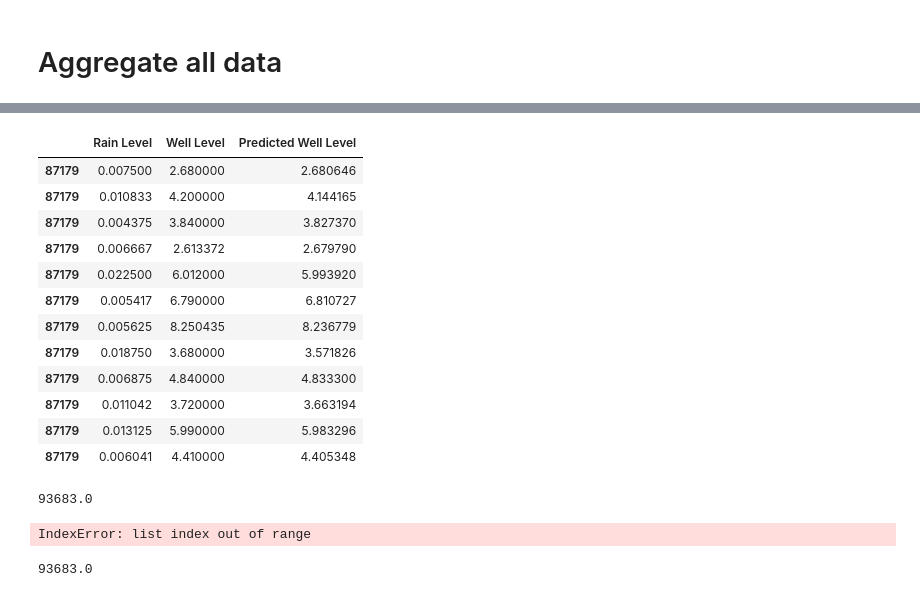
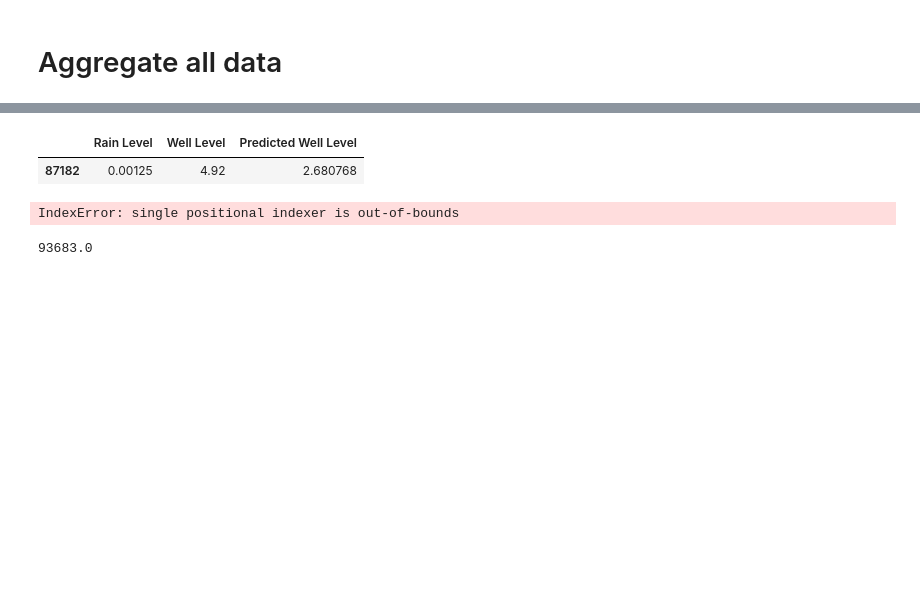
Before and after one commit to ccnobbli/Fall2_Homework, a Jupyter notebook: data/Well Data_Split/Aggregate All Well Data.ipynb, the cells around one changed output, grey strips where cells are left out. Cells and saved outputs as stored; diff of their text form; code cells hidden in the pictures; blank space fills up the shorter version.

```diff
--- a/data/Well Data_Split/Aggregate All Well Data.ipynb
+++ b/data/Well Data_Split/Aggregate All Well Data.ipynb
@@ -31,7 +31,7 @@ end = '2018-06-08 11:00:00'
 time_range = pd.date_range(start=start, end=end,freq='H')
 # %%
 file = result[0]
-df = pd.read_csv(file)
+df = pd.read_csv(file, delimiter="\t")
 
 #if 'Code' in df:
   # df = df[df.Code == "A"]
@@ -282,3 +282 @@ F179_ALL.csv
 ['F179_FINAL.csv', 'F319_FINAL.csv', 'F45_FINAL.csv', 'G1220_FINAL.csv', 'G1260_FINAL.csv', 'G2147_FINAL.csv', 'G2866_FINAL.csv', 'G3549_FINAL.csv', 'G561_FINAL.csv', 'G580A_FINAL.csv', 'G860_FINAL.cs ...
-# %%
-df = pd.DataFrame(index=time_range)
@@ -309,8 +282,0 @@ well.head(10)
-# %%
-df['Well Level'] = well.iloc[:, 0]
-df['Tide Level'] = well.iloc[:, 1]
-df['Rain Level'] = well.iloc[:, 2]
-df['Predicted Well Level'] = well.iloc[:,7]
-df['Well Name'] = result[0]
-# %%
-df = pd.DataFrame(new_df)
@@ -331,33 +283,18 @@ df.head(10)
 # %%
-df.loc[df['DateHour'] == '2017-09-10 12:00:00', ['Rain Level', 'Well Level', 'Predicted Well Level']]
+df.loc[df['DateHour'] == '2017-09-10 15:00:00', ['Rain Level', 'Well Level', 'Predicted Well Level']]
 # %% [output]
 |  | Rain Level | Well Level | Predicted Well Level |
-| 87179 | 0.007500 | 2.680000 | 2.680646 |
-| 87179 | 0.010833 | 4.200000 | 4.144165 |
-| 87179 | 0.004375 | 3.840000 | 3.827370 |
-| 87179 | 0.006667 | 2.613372 | 2.679790 |
-| 87179 | 0.022500 | 6.012000 | 5.993920 |
-| 87179 | 0.005417 | 6.790000 | 6.810727 |
-| 87179 | 0.005625 | 8.250435 | 8.236779 |
-| 87179 | 0.018750 | 3.680000 | 3.571826 |
-| 87179 | 0.006875 | 4.840000 | 4.833300 |
-| 87179 | 0.011042 | 3.720000 | 3.663194 |
-| 87179 | 0.013125 | 5.990000 | 5.983296 |
-| 87179 | 0.006041 | 4.410000 | 4.405348 |
+| 87182 | 0.00125 | 4.92 | 2.680768 |
-# %%
-len(df)/4
-# %% [output]
-93683.0
 # %%
-i=12
+i=4
 well = pd.read_csv(path + result[i])
 
 new_df = {
     'DateHour': well.iloc[:, 0],
     'Well Level': well.iloc[:, 1],
     'Tide Level': well.iloc[:, 2],
-    'Rain Level': well.iloc[:, 3],
-    'Predicted Well Level': well.iloc[:,7],
+    'Rain Level': well.iloc[:, 3]/12,
+    'Predicted Well Level': well.iloc[:,4],
     'Well Name': pd.Series([result[i][:len(result[i])-10] for name in range(len(well))])
 }
 #print(well.head())
@@ -367,7 +304,7 @@ df = df.append(pd.DataFrame(new_df))
 print(df.tail())
 print(len(df))
 # %% [output]
-IndexError: list index out of range
+IndexError: single positional indexer is out-of-bounds
 # %%
 len(df)/12
 # %% [output]
```
Also changed, not shown: parts of 15 cells of this notebook, 4 other files.
